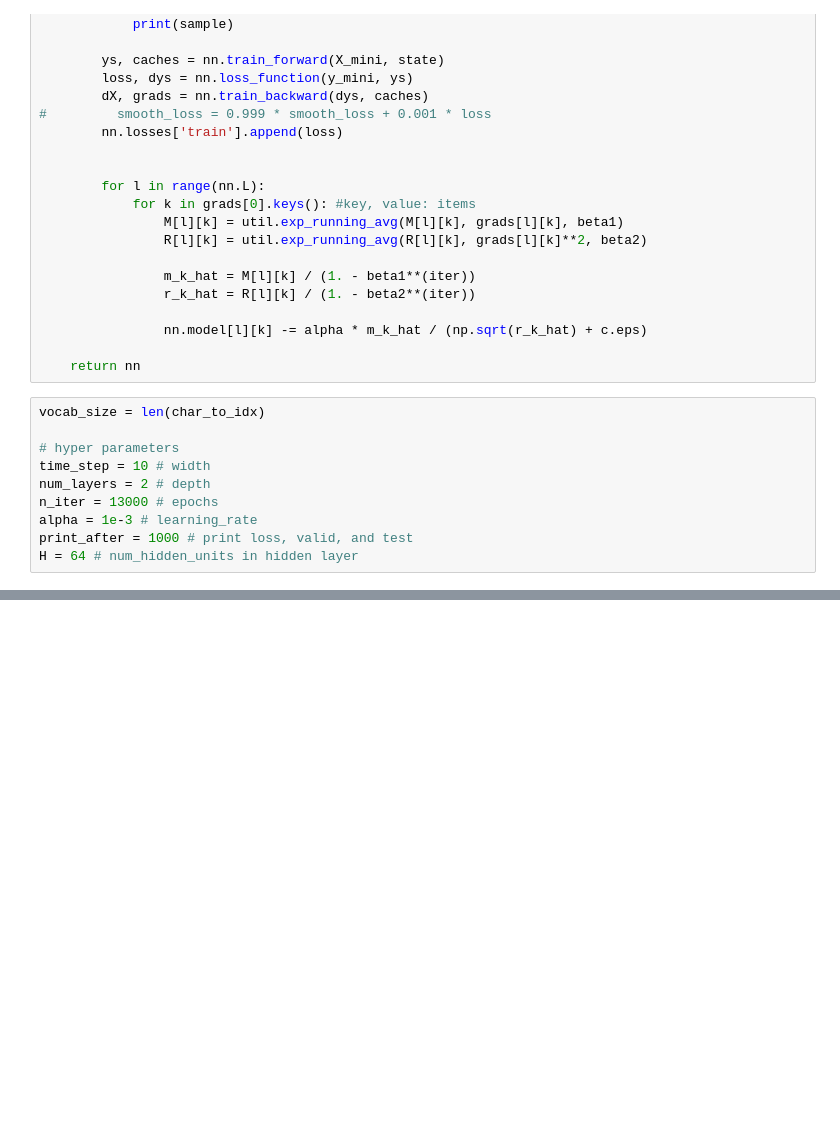
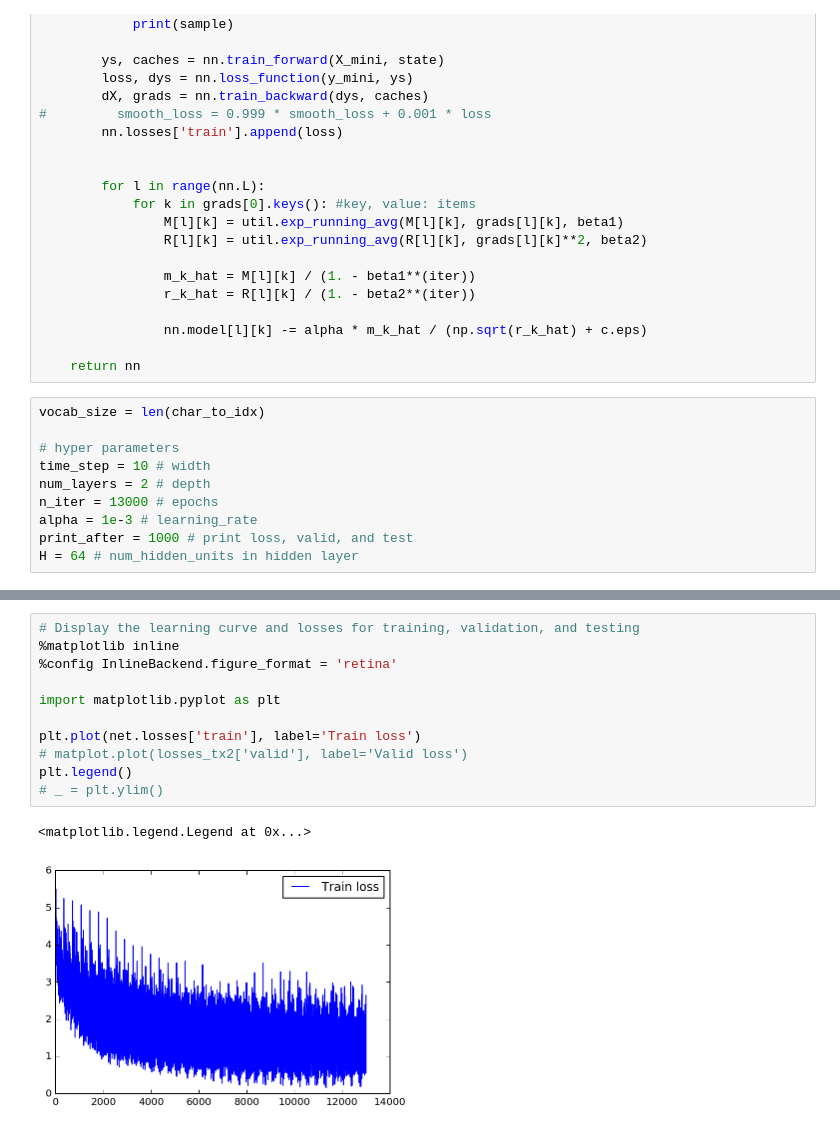
Before and after one commit to arasdar/DL, a Jupyter notebook: DRNN.ipynb, the cells around one changed output, grey strips where cells are left out. Saved outputs shown, nothing was run; the diff lists cells and outputs as text; blank space fills up the shorter version.

Commit message:
The training loss was plotted for all deep RNNs.

```diff
--- a/DRNN.ipynb
+++ b/DRNN.ipynb
@@ -263,0 +265,14 @@ Iter-10000 loss: 1.0993
+# %%
+# Display the learning curve and losses for training, validation, and testing
+%matplotlib inline
+%config InlineBackend.figure_format = 'retina'
+
+import matplotlib.pyplot as plt
+
+plt.plot(net.losses['train'], label='Train loss')
+# matplot.plot(losses_tx2['valid'], label='Valid loss')
+plt.legend()
+# _ = plt.ylim()
+# %% [output]
+<matplotlib.legend.Legend at 0x...>
+[figure, added]
```
Also changed, not shown: parts of 1 cell of this notebook, 1 other file.
